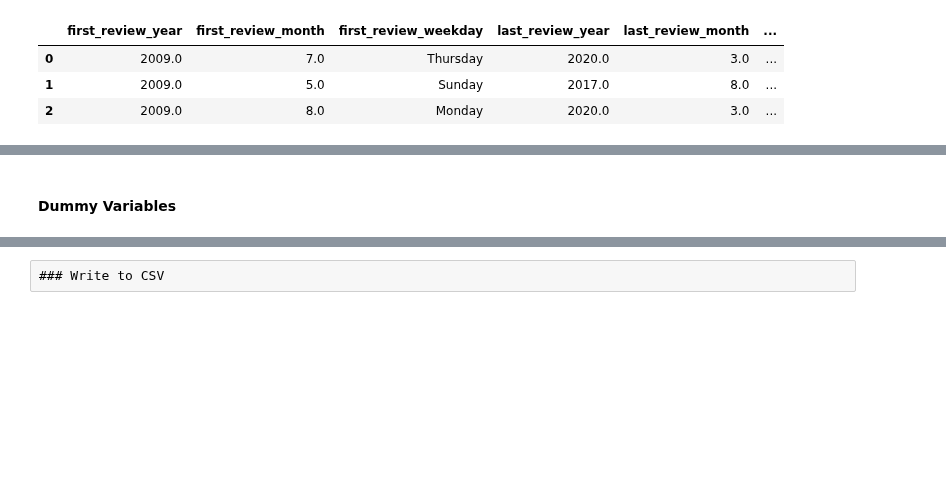
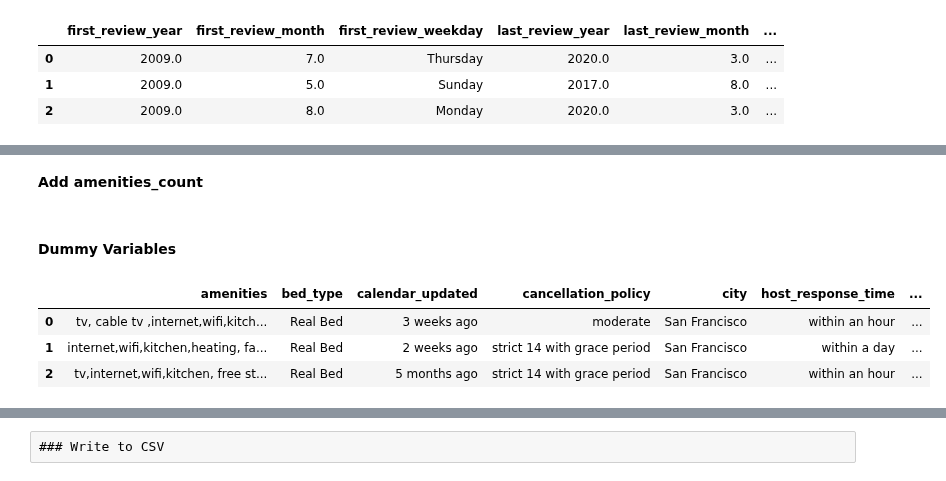
Before and after one commit to KishenSharma6/SF-Airbnb-Analysis, a Jupyter notebook: Project_Codes/03_Processing/2020_0530_Listings_ML_Preprocessing.ipynb, the cells around one changed output, grey strips where cells are left out. Cells and saved outputs as stored; diff of their text form; code cells hidden in the pictures; blank space fills up the shorter version.

```diff
--- a/Project_Codes/03_Processing/2020_0530_Listings_ML_Preprocessing.ipynb
+++ b/Project_Codes/03_Processing/2020_0530_Listings_ML_Preprocessing.ipynb
@@ -120,0 +116,2 @@ df.head(3)
+# %% [markdown]
+**Add amenities_count**
@@ -121,2 +122,9 @@ df.head(3)
 # %% [markdown]
 #### Dummy Variables
+# %%
+df.select_dtypes('object').head(3)
+# %% [output]
+|  | amenities | bed_type | calendar_updated | cancellation_policy | city | host_response_time | ... |
+| 0 | tv, cable tv ,internet,wifi,kitch... | Real Bed | 3 weeks ago | moderate | San Francisco | within an hour | ... |
+| 1 | internet,wifi,kitchen,heating, fa... | Real Bed | 2 weeks ago | strict 14 with grace period | San Francisco | within a day | ... |
+| 2 | tv,internet,wifi,kitchen, free st... | Real Bed | 5 months ago | strict 14 with grace period | San Francisco | within an hour | ... |
```
Also changed, not shown: parts of 13 cells of this notebook.
